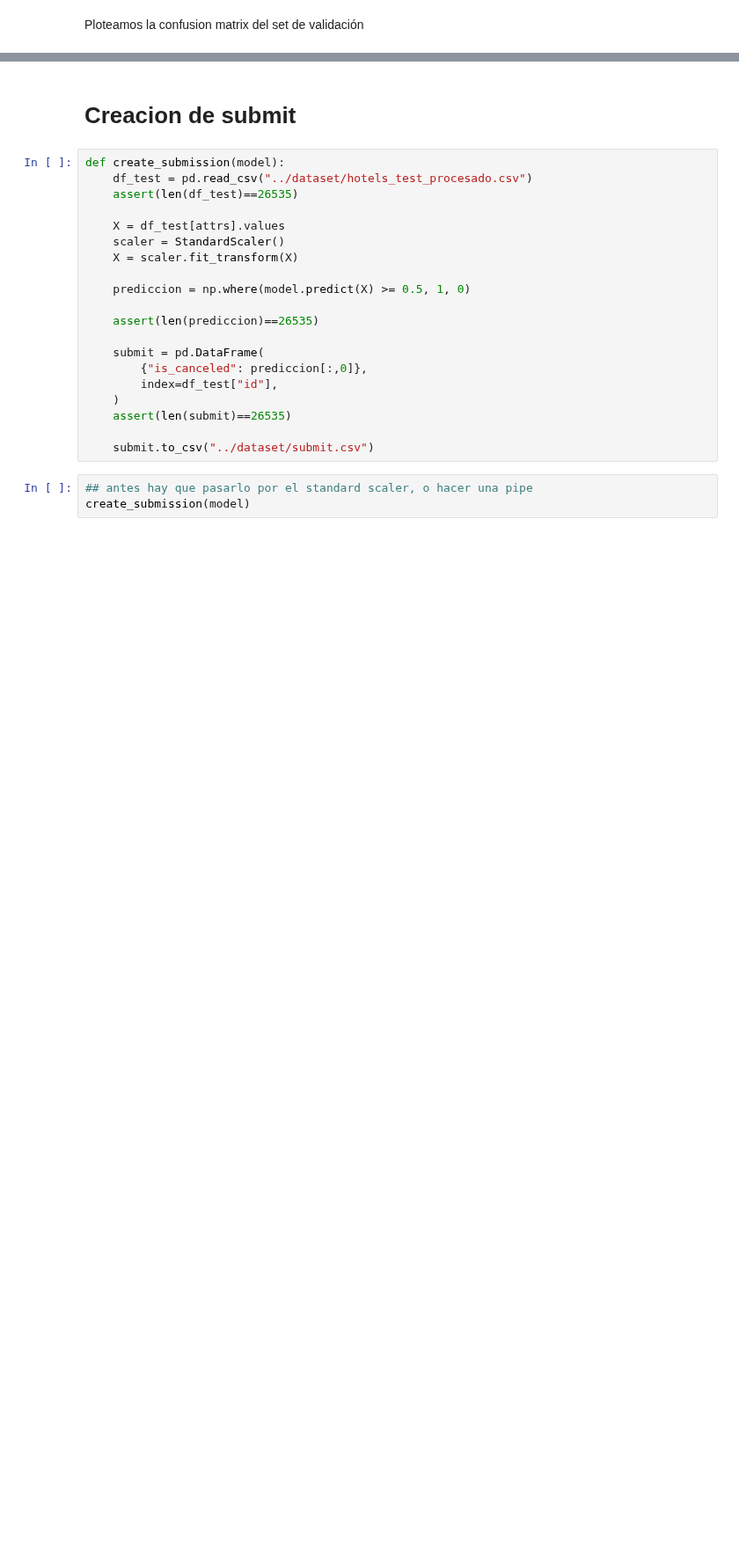
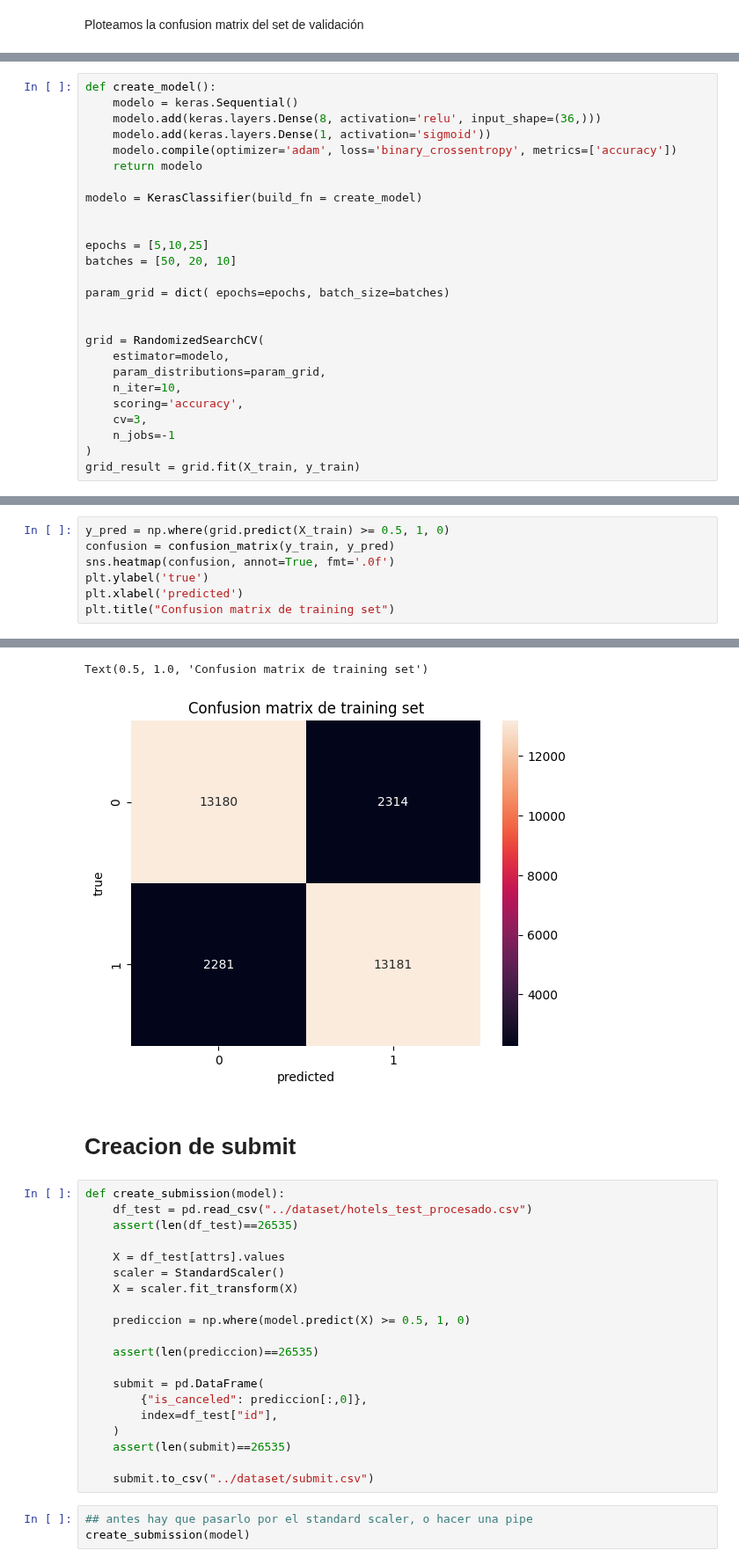
Before and after one commit to LuchoLorenzo1/7506R-1C2023-GRUPO19, a Jupyter notebook: checkpoint4/7506R_TP1_GRUPO19_CH4_ENTREGA.ipynb, the cells around one changed output, grey strips where cells are left out. Shown at 88% size. Drawn from its saved outputs; the diff is of its cells as text; blank space fills up the shorter version.

```diff
--- a/checkpoint4/7506R_TP1_GRUPO19_CH4_ENTREGA.ipynb
+++ b/checkpoint4/7506R_TP1_GRUPO19_CH4_ENTREGA.ipynb
@@ -242,0 +241,26 @@ Text(0.5, 1.0, 'Confusion matrix del validation set (voting)')
+# %%
+def create_model():
+    modelo = keras.Sequential()
+    modelo.add(keras.layers.Dense(8, activation='relu', input_shape=(36,)))
+    modelo.add(keras.layers.Dense(1, activation='sigmoid'))
+    modelo.compile(optimizer='adam', loss='binary_crossentropy', metrics=['accuracy'])
+    return modelo
+
+modelo = KerasClassifier(build_fn = create_model)
+
+
+epochs = [5,10,25]
+batches = [50, 20, 10]
+
+param_grid = dict( epochs=epochs, batch_size=batches)
+
+
+grid = RandomizedSearchCV(
+    estimator=modelo,
+    param_distributions=param_grid,
+    n_iter=10,
+    scoring='accuracy',
+    cv=3,
+    n_jobs=-1
+)
+grid_result = grid.fit(X_train, y_train)
@@ -242,0 +302,8 @@ Text(0.5, 1.0, 'Confusion matrix del validation set (voting)')
+# %%
+y_pred = np.where(grid.predict(X_train) >= 0.5, 1, 0)
+confusion = confusion_matrix(y_train, y_pred)
+sns.heatmap(confusion, annot=True, fmt='.0f')
+plt.ylabel('true')
+plt.xlabel('predicted')
+plt.title("Confusion matrix de training set")
+# %% [output]
@@ -243,3 +311,5 @@ Text(0.5, 1.0, 'Confusion matrix del validation set (voting)')
+Text(0.5, 1.0, 'Confusion matrix de training set')
+[figure, added]
 # %% [markdown]
 # Creacion de submit
 # %%
```
Also changed, not shown: parts of 14 cells of this notebook.
